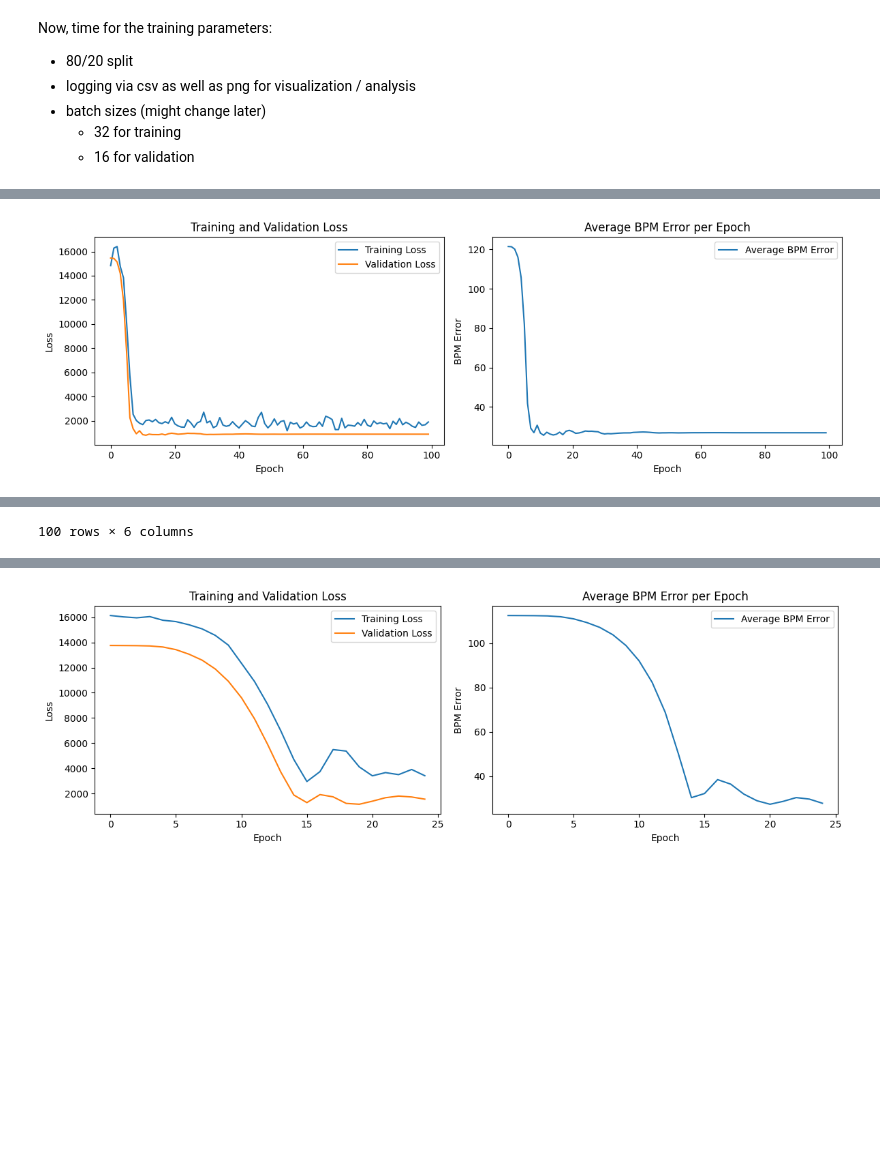
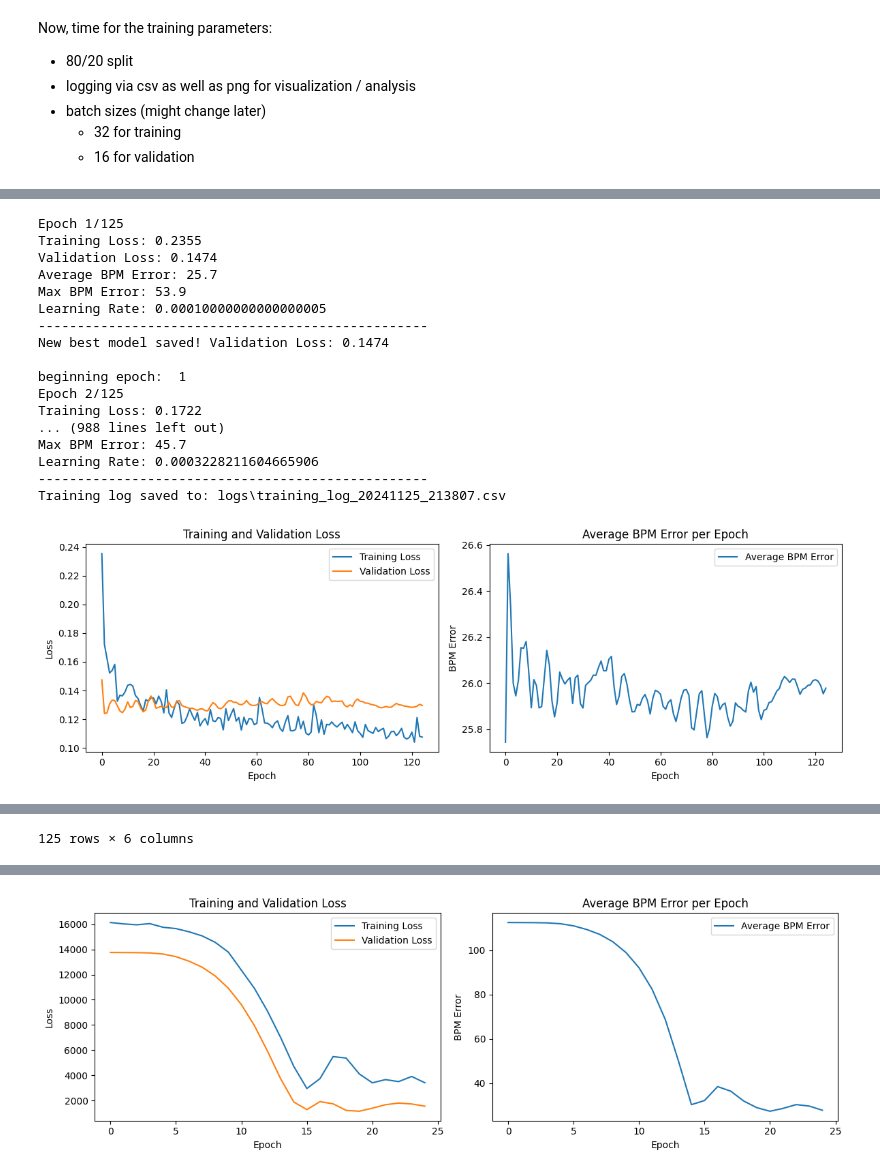
Before and after one commit to ParkerTonra/beat_teller_project, a Jupyter notebook: BeatTeller.ipynb, the cells around one changed output, grey strips where cells are left out. Cells and saved outputs as stored; diff of their text form; code cells hidden in the pictures; blank space fills up the shorter version.

Commit message:
implement simpler model to yield better results

```diff
--- a/BeatTeller.ipynb
+++ b/BeatTeller.ipynb
@@ -492,33 +462,43 @@ Average BPM difference: 6.6
 # %%
-max_norm = 1.0  # Gradient clipping threshold
+import gc
+
+max_norm = 2.0  # Gradient clipping threshold
+torch.cuda.empty_cache()
+gc.collect()  # garbage collect
 # Training loop
 for epoch in range(num_epochs):
-    # warmup check
-    if epoch < warmup_epochs:
-        current_lr = get_warmup_lr(epoch, warmup_epochs, initial_lr, learning_rate)
-        for param_group in optimizer.param_groups:
-            param_group['lr'] = current_lr
-
+    if epoch % 5 == 0:  # Every 5 epochs
+        torch.cuda.empty_cache() # garbage collect
+        gc.collect()
     # Training phase
+    print("beginning epoch: ", epoch)
     model.train()
     train_loss = 0.0
     train_bpm_errors = []
 
     for features, targets in train_loader:
+
         features = features.to(device)
         targets = targets.squeeze(1).to(device)
 
         optimizer.zero_grad()
         outputs = model(features)
+
+        # get loss from normalized values
         loss = criterion(outputs, targets)
+
+        # Denormalize for BPM error calculation
+        outputs_denorm = outputs.detach().cpu().numpy()
+        targets_denorm = targets.detach().cpu().numpy()
+        true_tempos = (targets_denorm[:, 0] * 77) + 78
+        pred_tempos = (outputs_denorm[:, 0] * 77) + 78
+
         loss.backward()
-
         torch.nn.utils.clip_grad_norm_(model.parameters(), max_norm)
-
         optimizer.step()
 
         train_loss += loss.item()
-        bpm_errors = torch.abs(outputs - targets).cpu().detach().numpy()
+        bpm_errors = np.abs(true_tempos - pred_tempos)
         train_bpm_errors.extend(bpm_errors)
 
     avg_train_loss = train_loss / len(train_loader)
@@ -533,9 +513,18 @@ for epoch in range(num_epochs):
             features = features.to(device)
             targets = targets.squeeze(1).to(device)
             outputs = model(features)
+
+            # get loss from normalized values
             loss = criterion(outputs, targets)
+
+            # Denormalize for BPM error calculation
+            outputs_denorm = outputs.detach().cpu().numpy()
+            targets_denorm = targets.detach().cpu().numpy()
+            true_tempos = (targets_denorm[:, 0] * 77) + 78
+            pred_tempos = (outputs_denorm[:, 0] * 77) + 78
+
             val_loss += loss.item()
-            bpm_errors = torch.abs(outputs - targets).cpu().numpy()
+            bpm_errors = np.abs(true_tempos - pred_tempos)
             val_bpm_errors.extend(bpm_errors)
 
     # Calculate metrics
@@ -551,17 +540,17 @@ for epoch in range(num_epochs):
 
     # Add row to training log DataFrame using concat
     log_row = pd.DataFrame([{
-        'Epoch': epoch + 1,
-        'Training_Loss': avg_train_loss,
-        'Validation_Loss': avg_val_loss,
-        'Avg_BPM_Error': avg_bpm_error,
-        'Max_BPM_Error': max_bpm_error,
-        'Learning_Rate': current_lr
+    'Epoch': int(epoch + 1),
+    'Training_Loss': float(avg_train_loss),
+    'Validation_Loss': float(avg_val_loss),
+    'Avg_BPM_Error': float(avg_bpm_error),
+    'Max_BPM_Error': float(max_bpm_error),
+    'Learning_Rate': float(current_lr)
     }])
     training_log = pd.concat([training_log, log_row], ignore_index=True)
 
     # Update learning rate
-    scheduler.step(avg_val_loss)
+    scheduler.step()
 
     # Print progress
     print(f'Epoch {epoch+1}/{num_epochs}')
@@ -618,6 +607,9 @@ plt.show()
 print(f"\nTraining Complete!")
 print(f"Best Validation Loss: {best_val_loss:.4f}")
 print(f"Final Average BPM Error: {epoch_errors[-1]:.1f}")
+print(f"Average Training Loss: {np.mean(train_losses):.4f}")
+print(f"Average Validation Loss: {np.mean(val_losses):.4f}")
+
 print(f"Training plot saved to: {plot_path}")
 
 # Display final dataframe
@@ -644 +620,18 @@ Training log saved to: logs\training_log_20241125_120046.csv
+Epoch 1/125
+Training Loss: 0.2355
+Validation Loss: 0.1474
+Average BPM Error: 25.7
+Max BPM Error: 53.9
+Learning Rate: 0.00010000000000000005
+--------------------------------------------------
+New best model saved! Validation Loss: 0.1474
+
+beginning epoch:  1
+Epoch 2/125
+Training Loss: 0.1722
+... (988 lines left out)
+Max BPM Error: 45.7
+Learning Rate: 0.0003228211604665906
+--------------------------------------------------
+Training log saved to: logs\training_log_20241125_213807.csv
-[figure, old version]
+[figure, new version]
@@ -663 +658 @@ Final Training Log:
-100 rows × 6 columns
+125 rows × 6 columns
```
Also changed, not shown: parts of 22 cells of this notebook.
